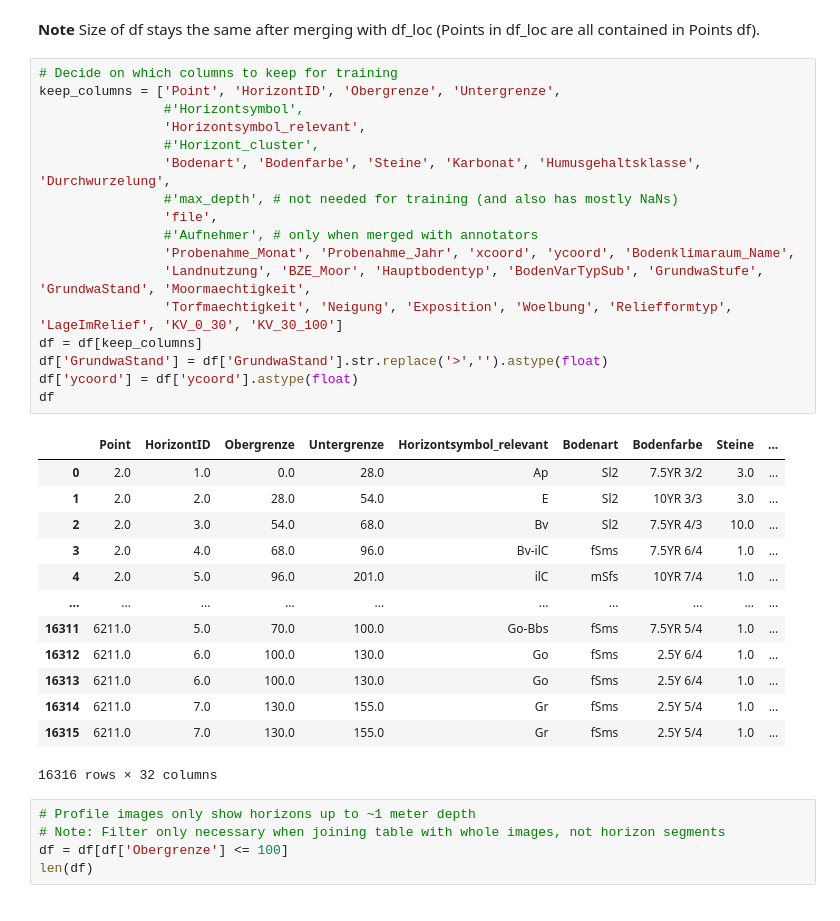
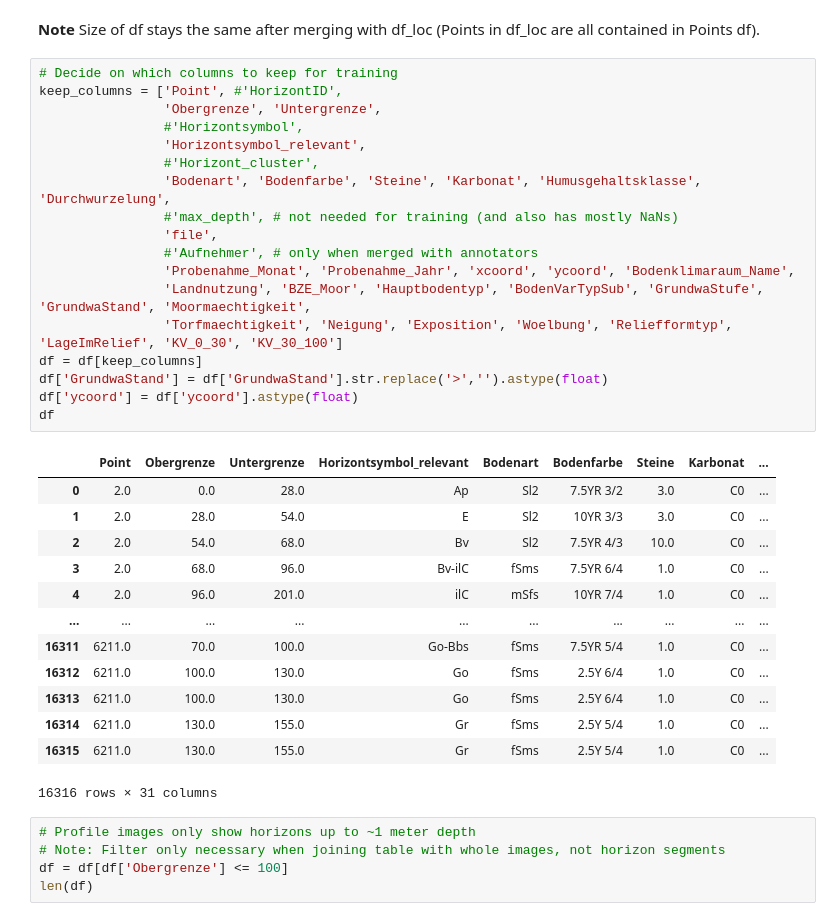
Before and after one commit to calgo-lab/BGR, a Jupyter notebook: notebooks/soil/Multimodal_Training_Sequential.ipynb, the cells around one changed output. Saved outputs shown, nothing was run; the diff lists cells and outputs as text.

Commit message:
Grouped dataframe and dropna bug fix

```diff
--- a/notebooks/soil/Multimodal_Training_Sequential.ipynb
+++ b/notebooks/soil/Multimodal_Training_Sequential.ipynb
@@ -191,35 +191,36 @@ len(df)
 **Note** Size of df stays the same after merging with df_loc (Points in df_loc are all contained in Points df).
 # %%
 # Decide on which columns to keep for training
-keep_columns = ['Point', 'HorizontID', 'Obergrenze', 'Untergrenze',
+keep_columns = ['Point', #'HorizontID',
+                'Obergrenze', 'Untergrenze',
                 #'Horizontsymbol',
                 'Horizontsymbol_relevant',
                 #'Horizont_cluster',
                 'Bodenart', 'Bodenfarbe', 'Steine', 'Karbonat', 'Humusgehaltsklasse', 'Durchwurzelung',
                 #'max_depth', # not needed for training (and also has mostly NaNs)
                 'file',
                 #'Aufnehmer', # only when merged with annotators
                 'Probenahme_Monat', 'Probenahme_Jahr', 'xcoord', 'ycoord', 'Bodenklimaraum_Name',
                 'Landnutzung', 'BZE_Moor', 'Hauptbodentyp', 'BodenVarTypSub', 'GrundwaStufe', 'GrundwaStand', 'Moormaechtigkeit',
                 'Torfmaechtigkeit', 'Neigung', 'Exposition', 'Woelbung', 'Reliefformtyp', 'LageImRelief', 'KV_0_30', 'KV_30_100']
 df = df[keep_columns]
 df['GrundwaStand'] = df['GrundwaStand'].str.replace('>','').astype(float)
 df['ycoord'] = df['ycoord'].astype(float)
 df
 # %% [output]
-|  | Point | HorizontID | Obergrenze | Untergrenze | Horizontsymbol_relevant | Bodenart | Bodenfarbe | Steine | ... |
-| 0 | 2.0 | 1.0 | 0.0 | 28.0 | Ap | Sl2 | 7.5YR 3/2 | 3.0 | ... |
-| 1 | 2.0 | 2.0 | 28.0 | 54.0 | E | Sl2 | 10YR 3/3 | 3.0 | ... |
-| 2 | 2.0 | 3.0 | 54.0 | 68.0 | Bv | Sl2 | 7.5YR 4/3 | 10.0 | ... |
-| 3 | 2.0 | 4.0 | 68.0 | 96.0 | Bv-ilC | fSms | 7.5YR 6/4 | 1.0 | ... |
-| 4 | 2.0 | 5.0 | 96.0 | 201.0 | ilC | mSfs | 10YR 7/4 | 1.0 | ... |
+|  | Point | Obergrenze | Untergrenze | Horizontsymbol_relevant | Bodenart | Bodenfarbe | Steine | Karbonat | ... |
+| 0 | 2.0 | 0.0 | 28.0 | Ap | Sl2 | 7.5YR 3/2 | 3.0 | C0 | ... |
+| 1 | 2.0 | 28.0 | 54.0 | E | Sl2 | 10YR 3/3 | 3.0 | C0 | ... |
+| 2 | 2.0 | 54.0 | 68.0 | Bv | Sl2 | 7.5YR 4/3 | 10.0 | C0 | ... |
+| 3 | 2.0 | 68.0 | 96.0 | Bv-ilC | fSms | 7.5YR 6/4 | 1.0 | C0 | ... |
+| 4 | 2.0 | 96.0 | 201.0 | ilC | mSfs | 10YR 7/4 | 1.0 | C0 | ... |
 | ... | ... | ... | ... | ... | ... | ... | ... | ... | ... |
-| 16311 | 6211.0 | 5.0 | 70.0 | 100.0 | Go-Bbs | fSms | 7.5YR 5/4 | 1.0 | ... |
-| 16312 | 6211.0 | 6.0 | 100.0 | 130.0 | Go | fSms | 2.5Y 6/4 | 1.0 | ... |
-| 16313 | 6211.0 | 6.0 | 100.0 | 130.0 | Go | fSms | 2.5Y 6/4 | 1.0 | ... |
-| 16314 | 6211.0 | 7.0 | 130.0 | 155.0 | Gr | fSms | 2.5Y 5/4 | 1.0 | ... |
-| 16315 | 6211.0 | 7.0 | 130.0 | 155.0 | Gr | fSms | 2.5Y 5/4 | 1.0 | ... |
+| 16311 | 6211.0 | 70.0 | 100.0 | Go-Bbs | fSms | 7.5YR 5/4 | 1.0 | C0 | ... |
+| 16312 | 6211.0 | 100.0 | 130.0 | Go | fSms | 2.5Y 6/4 | 1.0 | C0 | ... |
+| 16313 | 6211.0 | 100.0 | 130.0 | Go | fSms | 2.5Y 6/4 | 1.0 | C0 | ... |
+| 16314 | 6211.0 | 130.0 | 155.0 | Gr | fSms | 2.5Y 5/4 | 1.0 | C0 | ... |
+| 16315 | 6211.0 | 130.0 | 155.0 | Gr | fSms | 2.5Y 5/4 | 1.0 | C0 | ... |
-16316 rows × 32 columns
+16316 rows × 31 columns
 # %%
 # Profile images only show horizons up to ~1 meter depth
 # Note: Filter only necessary when joining table with whole images, not horizon segments
```
Also changed, not shown: parts of 7 cells of this notebook, 1 other file.
